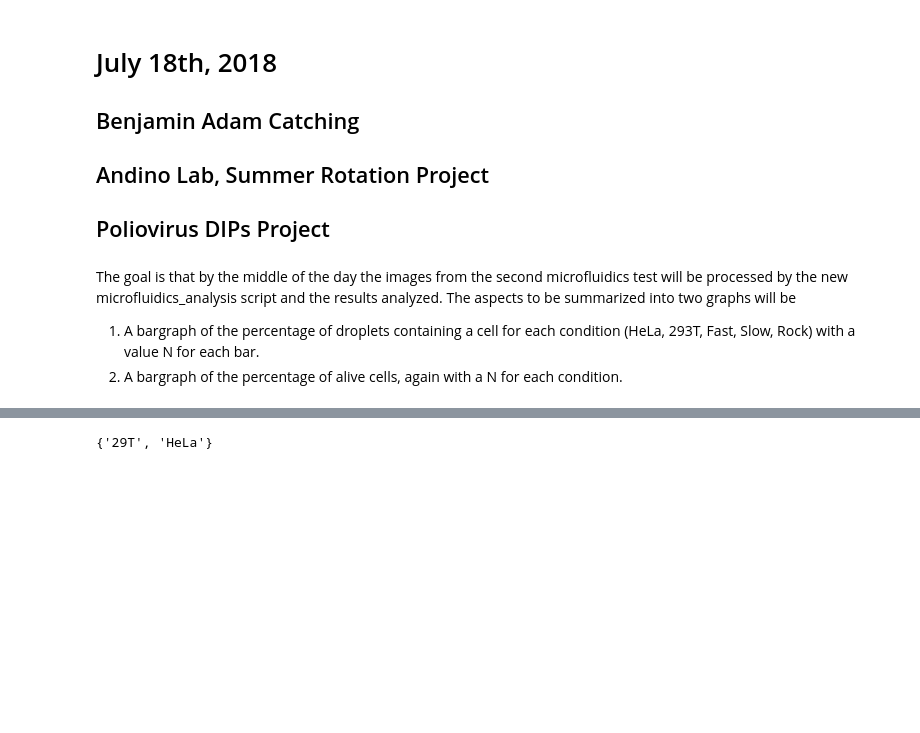
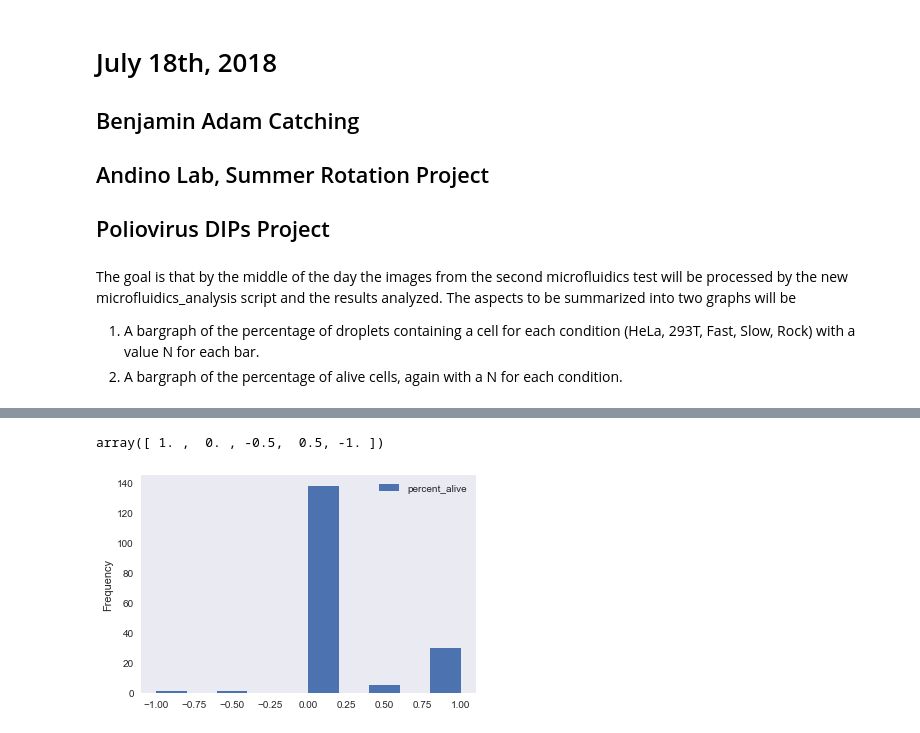
Before and after one commit to adamcatching/Polio_DIPS, a Jupyter notebook: notebook/2018_07/2018_07_18.ipynb, the cells around one changed output, grey strips where cells are left out. Drawn from its saved outputs; the diff is of its cells as text; code cells hidden in the pictures; blank space fills up the shorter version.

Commit message:
Results of bulk microfluidic data analysis

```diff
--- a/notebook/2018_07/2018_07_18.ipynb
+++ b/notebook/2018_07/2018_07_18.ipynb
@@ -131,7 +136,21 @@ column_data = zip(column_names, [cell,
                                  num_dead])
 dataframe_data = dict(column_data)
 initial_cell_data = pd.DataFrame(dataframe_data)
-# %%
-set(list(initial_cell_data.cell))
-# %% [output]
-{'29T', 'HeLa'}
+# %%
+# Convert the area in pixels to area in square microns
+microns_per_pixel = 0.1605
+initial_cell_data['droplet_area_micron'] = initial_cell_data['droplet_area'] * (microns_per_pixel**2)
+# %%
+# Create a percentage of alive cells column
+initial_cell_data['percent_alive'] = (initial_cell_data['num_cells'] -
+                                      initial_cell_data['num_dead']) / initial_cell_data['num_cells']
+initial_cell_data['percent_alive'] = initial_cell_data['percent_alive'].replace(np.nan, 0)
+initial_cell_data['percent_alive'] = initial_cell_data['percent_alive'].replace(-np.inf, 0)
+initial_cell_data['percent_alive'].unique()
+# %% [output]
+array([ 1. ,  0. , -0.5,  0.5, -1. ])
+# %%
+with sns.axes_style('dark'):
+     initial_cell_data.plot(kind='hist', y='percent_alive')
+# %% [output]
+[figure, added]
```
Also changed, not shown: parts of 5 cells of this notebook.
